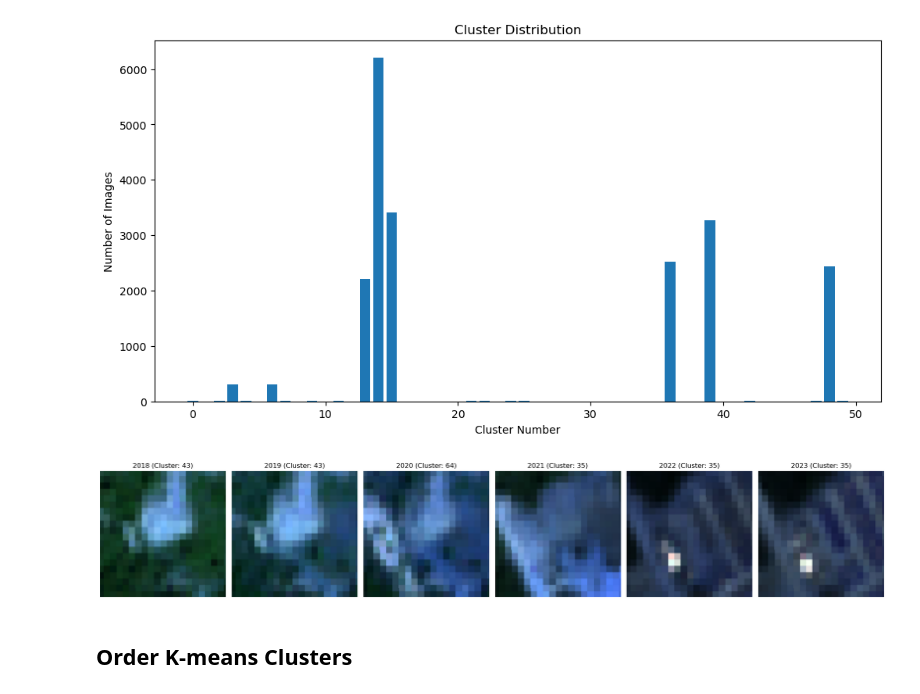
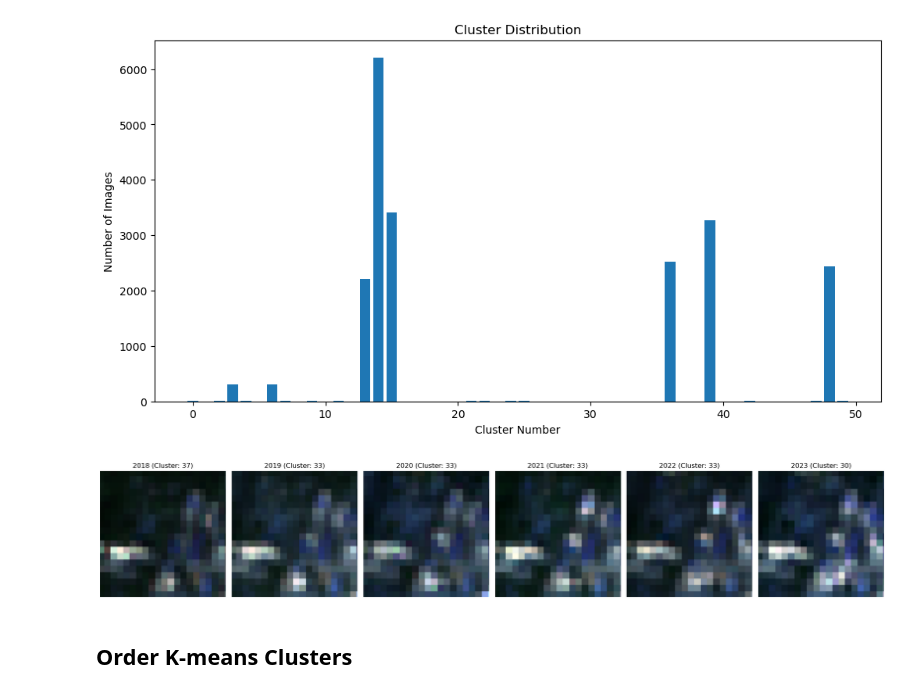
Before and after one commit to JuanesLamilla/TemporalClusterNet, a Jupyter notebook: main.ipynb, the cells around one changed output. Saved outputs shown, nothing was run; the diff lists cells and outputs as text; code cells hidden in the pictures.

```diff
--- a/main.ipynb
+++ b/main.ipynb
@@ -190,9 +190,9 @@ tegu_200_eloisa.plot_cluster_counts(years=years, model=resnet)
 # %% [output]
 [figure]
 # %%
-tegu_200_eloisa.show_clip_by_year(years=years, index=1, model=resnet)
+tegu_200_eloisa.show_clip_by_year(years=years, index=97, model=resnet)
 # %% [output]
-[figure, old version]
+[figure, new version]
 # %%
 # tegu_200_eloisa.update_database()
 # %%
```
Also changed, not shown: parts of 15 cells of this notebook, 5 other files.
